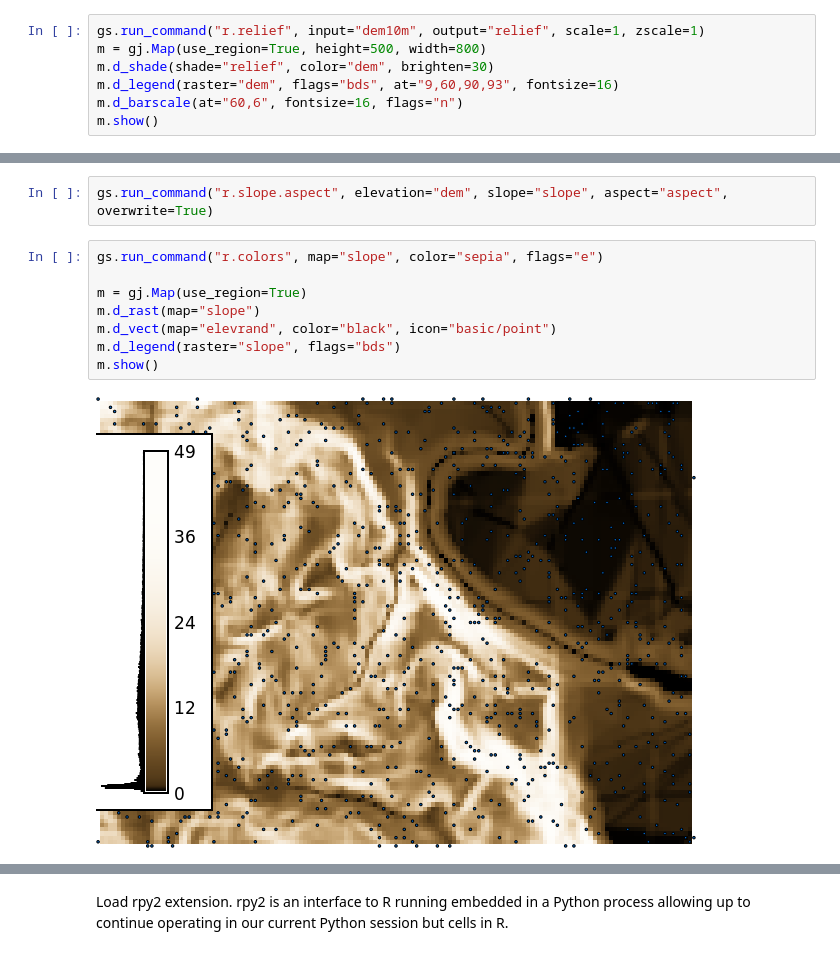
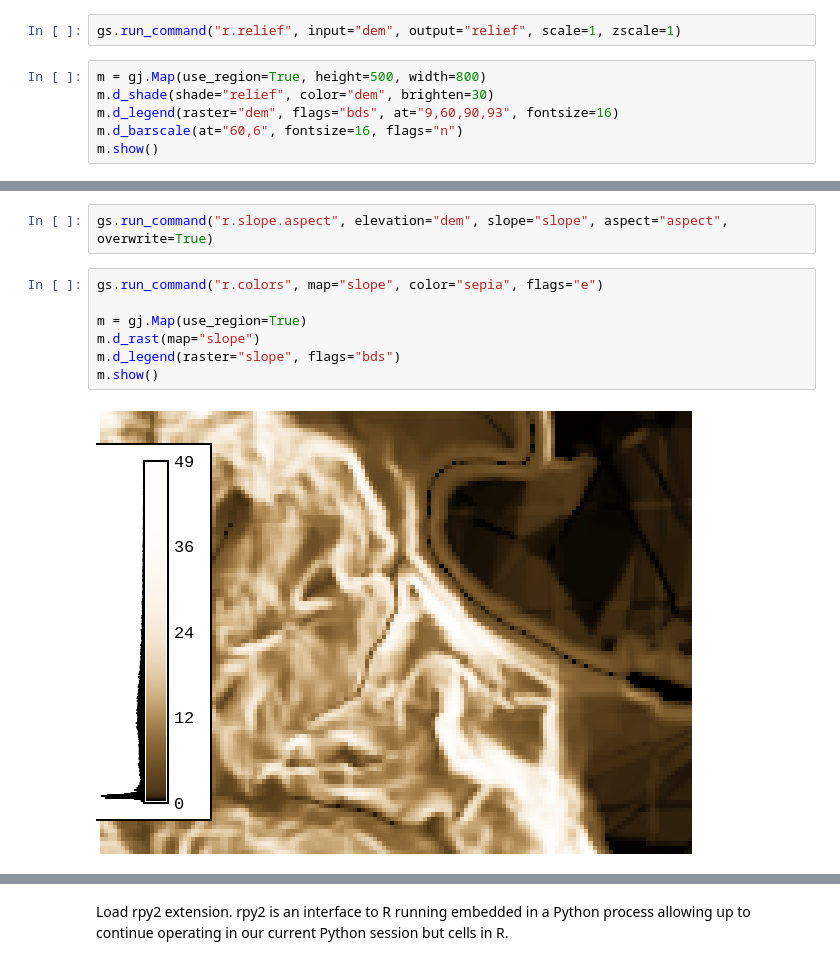
Before and after one commit to ncsu-geoforall-lab/geomorphometry2025_workshop, a Jupyter notebook: geomorphometry_2025_workshop.ipynb, the cells around one changed output, grey strips where cells are left out. Drawn from its saved outputs; the diff is of its cells as text.

```diff
--- a/geomorphometry_2025_workshop.ipynb
+++ b/geomorphometry_2025_workshop.ipynb
@@ -235,5 +278,6 @@ m.show()
+# %%
+gs.run_command("r.relief", input="dem", output="relief", scale=1, zscale=1)
 # %%
-gs.run_command("r.relief", input="dem10m", output="relief", scale=1, zscale=1)
 m = gj.Map(use_region=True, height=500, width=800)
 m.d_shade(shade="relief", color="dem", brighten=30)
 m.d_legend(raster="dem", flags="bds", at="9,60,90,93", fontsize=16)
@@ -266,13 +290,12 @@ gs.run_command("r.slope.aspect", elevation="dem", slope="slope", aspect="aspect"
 # %%
 gs.run_command("r.colors", map="slope", color="sepia", flags="e")
 
 m = gj.Map(use_region=True)
 m.d_rast(map="slope")
-m.d_vect(map="elevrand", color="black", icon="basic/point")
 m.d_legend(raster="slope", flags="bds")
 m.show()
 # %% [output]
-[figure, old version]
+[figure, new version]
 # %%
 m = gj.Map(use_region=True)
 m.d_rast(map="aspect")
```
Also changed, not shown: parts of 36 cells of this notebook.
